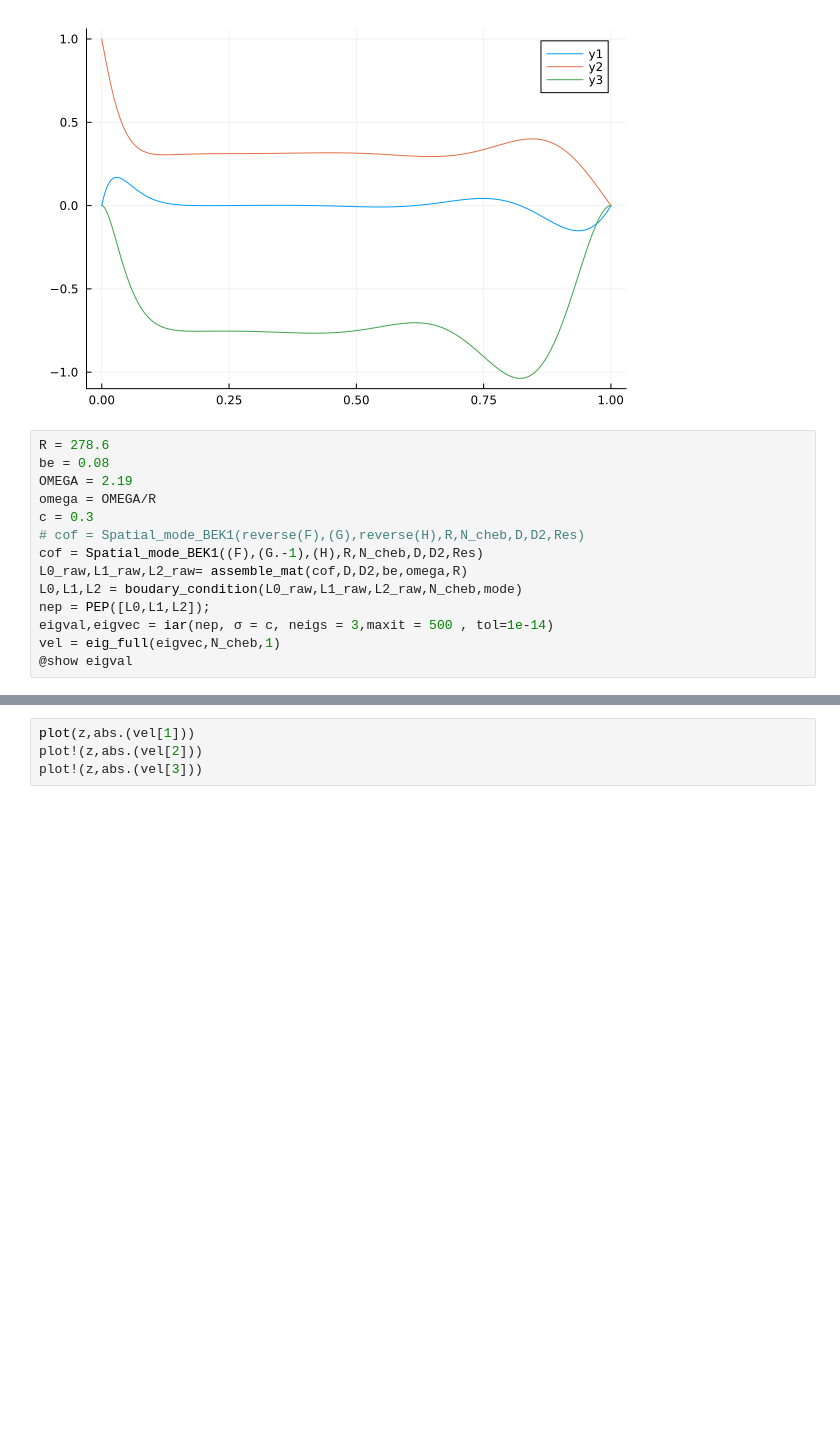
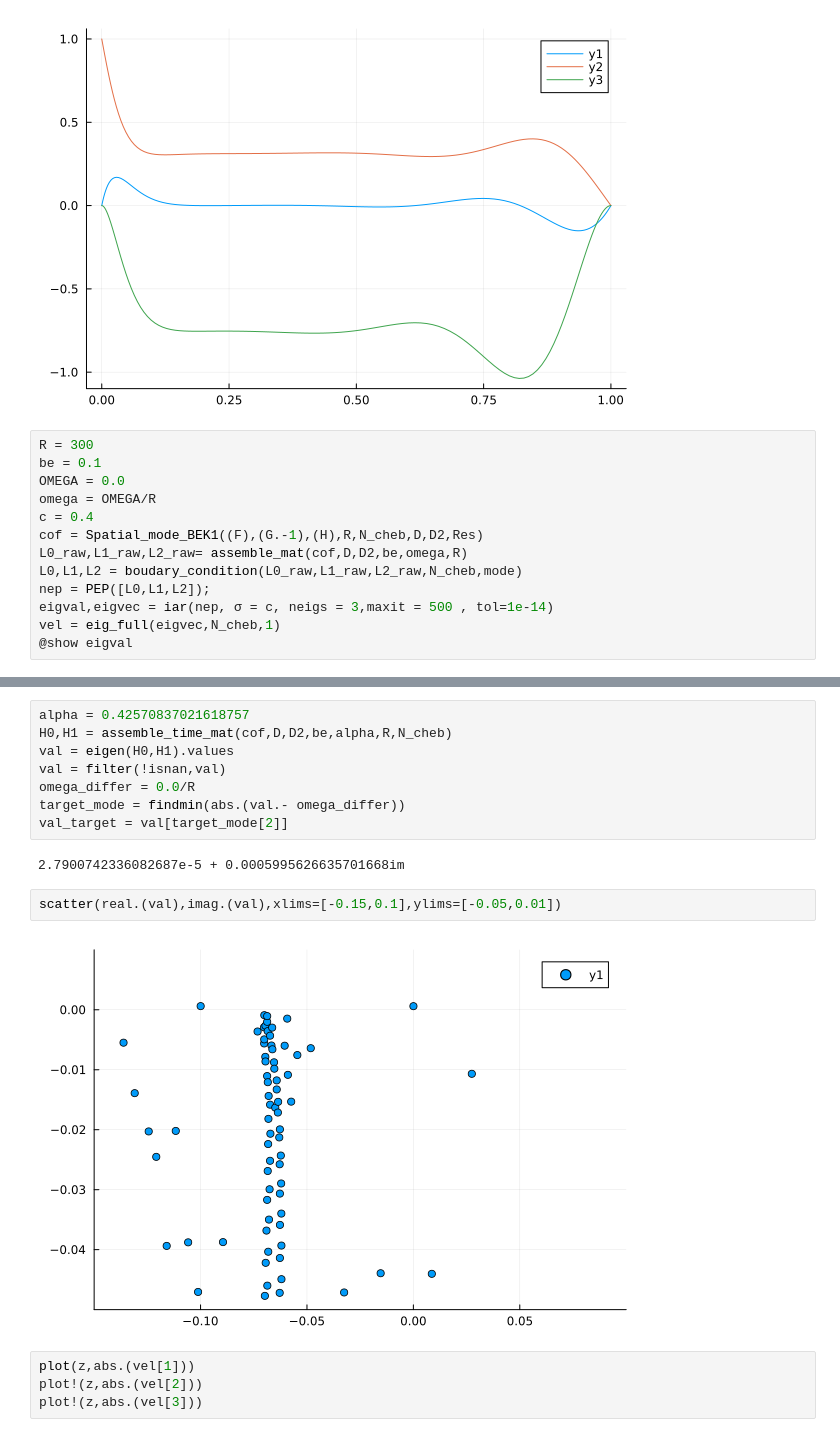
Before and after one commit to HaojieZhang917/compressible_bek, a Jupyter notebook: TwoDisk/stability.ipynb, the cells around one changed output, grey strips where cells are left out. Cells and saved outputs as stored; diff of their text form; blank space fills up the shorter version.

Commit message:
add the temporal mode

```diff
--- a/TwoDisk/stability.ipynb
+++ b/TwoDisk/stability.ipynb
@@ -27,12 +27,11 @@ plot!(z,H)
 # %% [output]
 [figure]
 # %%
-R = 278.6
-be = 0.08
-OMEGA = 2.19
+R = 300
+be = 0.1
+OMEGA = 0.0
 omega = OMEGA/R
-c = 0.3
-# cof = Spatial_mode_BEK1(reverse(F),(G),reverse(H),R,N_cheb,D,D2,Res)
+c = 0.4
 cof = Spatial_mode_BEK1((F),(G.-1),(H),R,N_cheb,D,D2,Res)
 L0_raw,L1_raw,L2_raw= assemble_mat(cof,D,D2,be,omega,R)
 L0,L1,L2 = boudary_condition(L0_raw,L1_raw,L2_raw,N_cheb,mode)
@@ -43,3 +48,17 @@ vel = eig_full(eigvec,N_cheb,1)
+# %%
+alpha = 0.42570837021618757
+H0,H1 = assemble_time_mat(cof,D,D2,be,alpha,R,N_cheb)
+val = eigen(H0,H1).values
+val = filter(!isnan,val)
+omega_differ = 0.0/R
+target_mode = findmin(abs.(val.- omega_differ))
+val_target = val[target_mode[2]]
+# %% [output]
+2.7900742336082687e-5 + 0.0005995626635701668im
+# %%
+scatter(real.(val),imag.(val),xlims=[-0.15,0.1],ylims=[-0.05,0.01])
+# %% [output]
+[figure, added]
 # %%
 plot(z,abs.(vel[1]))
 plot!(z,abs.(vel[2]))
```
Also changed, not shown: parts of 8 cells of this notebook, 4 other files.
